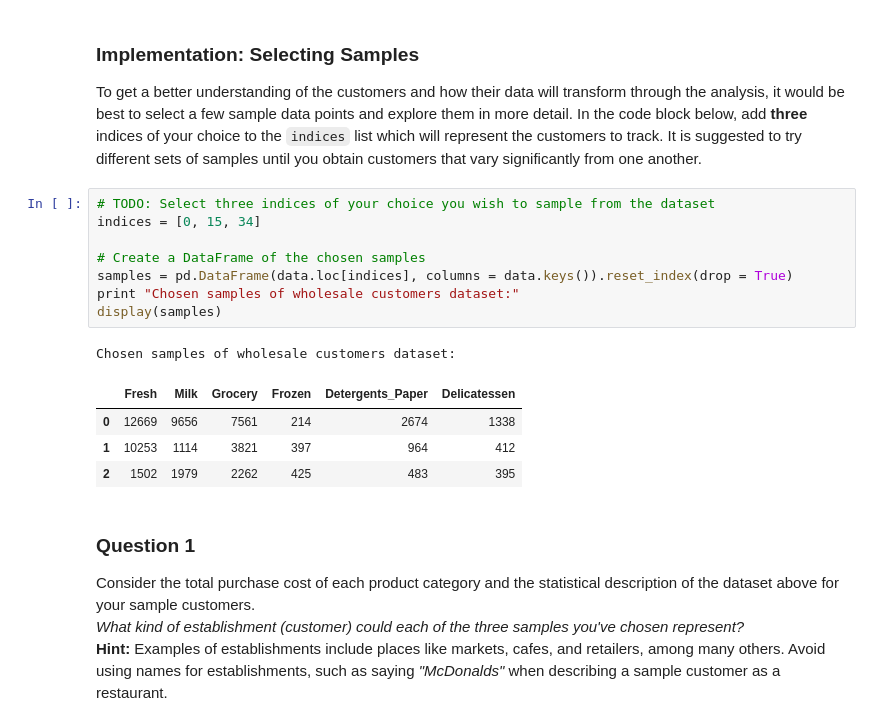
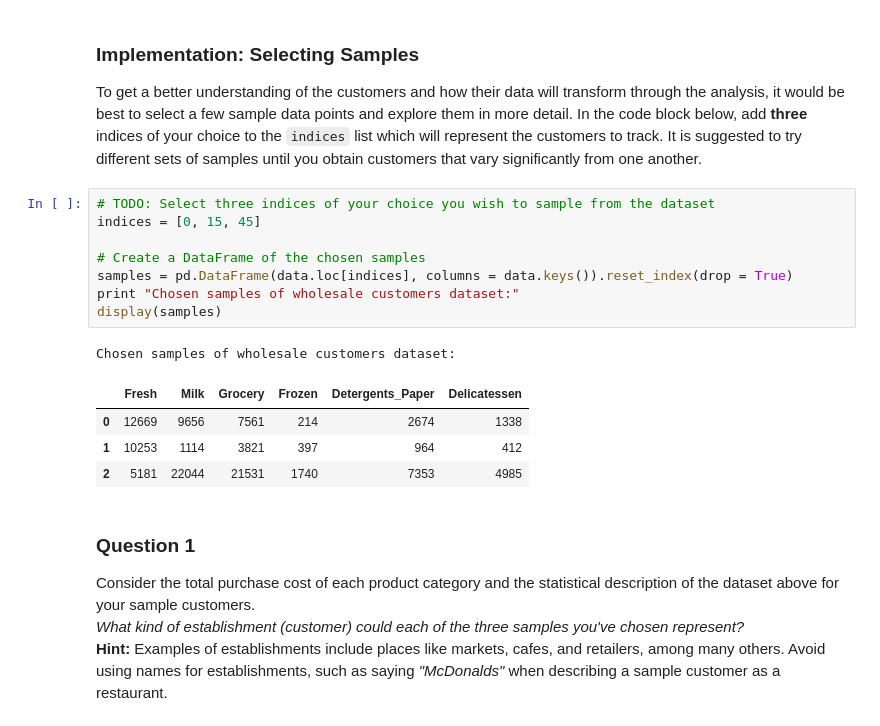
Before and after one commit to ankdesh/Udacity-MachineLearning-Nanodegree, a Jupyter notebook: projects/creating_customer_segments/customer_segments.ipynb, the cells around one changed output. Cells and saved outputs as stored; diff of their text form.

```diff
--- a/projects/creating_customer_segments/customer_segments.ipynb
+++ b/projects/creating_customer_segments/customer_segments.ipynb
@@ -58,18 +58,18 @@ display(data.describe())
 To get a better understanding of the customers and how their data will transform through the analysis, it would be best to select a few sample data points and explore them in more detail. In the code block below, add **three** indices of your choice to the `indices` list which will represent the customers to track. It is suggested to try different sets of samples until you obtain customers that vary significantly from one another.
 # %%
 # TODO: Select three indices of your choice you wish to sample from the dataset
-indices = [0, 15, 34]
+indices = [0, 15, 45]
 
 # Create a DataFrame of the chosen samples
 samples = pd.DataFrame(data.loc[indices], columns = data.keys()).reset_index(drop = True)
 print "Chosen samples of wholesale customers dataset:"
 display(samples)
 # %% [output]
 Chosen samples of wholesale customers dataset:
 |  | Fresh | Milk | Grocery | Frozen | Detergents_Paper | Delicatessen |
 | 0 | 12669 | 9656 | 7561 | 214 | 2674 | 1338 |
 | 1 | 10253 | 1114 | 3821 | 397 | 964 | 412 |
-| 2 | 1502 | 1979 | 2262 | 425 | 483 | 395 |
+| 2 | 5181 | 22044 | 21531 | 1740 | 7353 | 4985 |
 # %% [markdown]
 ### Question 1
 Consider the total purchase cost of each product category and the statistical description of the dataset above for your sample customers.
```
Also changed, not shown: parts of 12 cells of this notebook.
